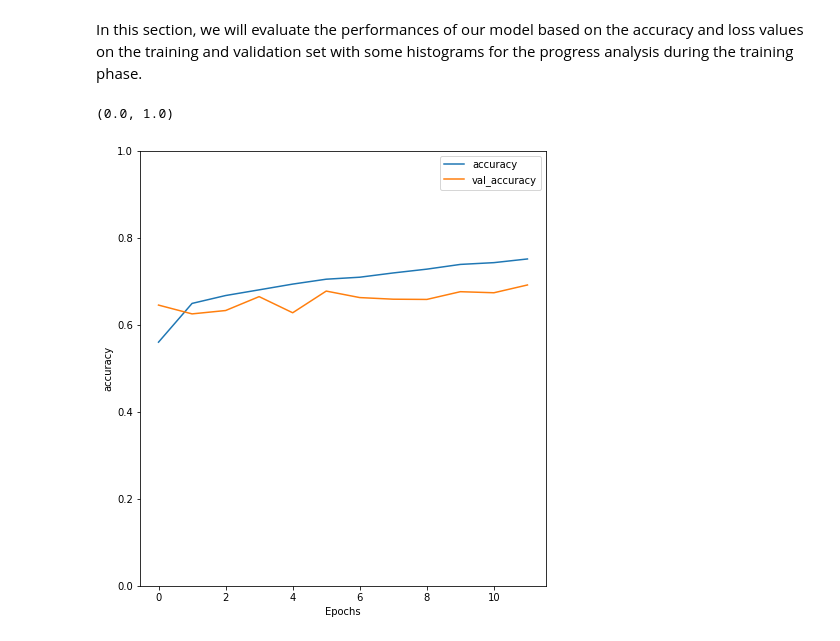
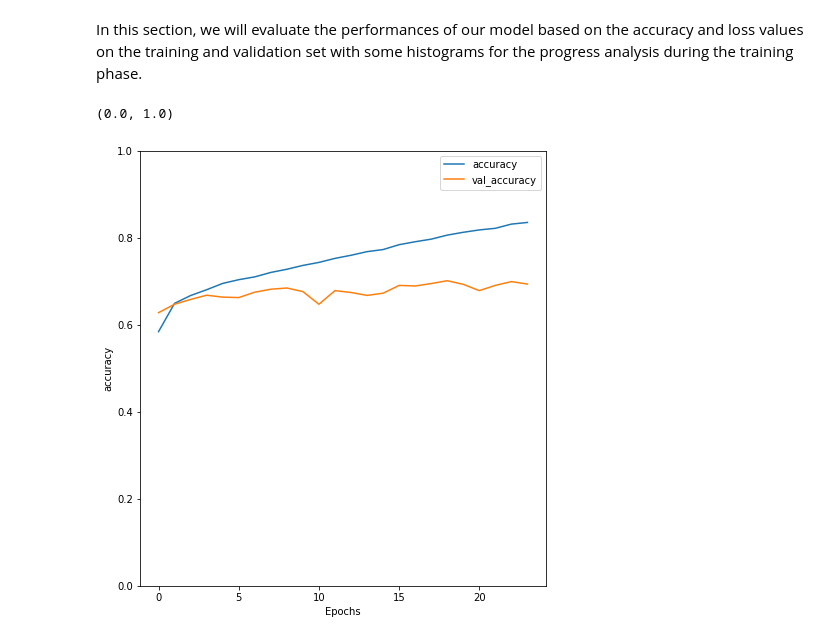
Before and after one commit to kode-git/vfer, a Jupyter notebook: ViT_Face_Emotion_Recognition.ipynb, the cells around one changed output. Cells and saved outputs as stored; diff of their text form; code cells hidden in the pictures.

```diff
--- a/ViT_Face_Emotion_Recognition.ipynb
+++ b/ViT_Face_Emotion_Recognition.ipynb
@@ -1171,35 +1188,35 @@ In this section, we will evaluate the performances of our model based on the acc
 # plot and data management functions
 
 def plot_graphs(train, val, metric):
     plt.plot(train)
     plt.plot(val, '')
     plt.xlabel("Epochs")
     plt.ylabel(metric)
     plt.legend([metric, 'val_'+metric])
 
 def tensor_to_list(tensor_list):
   l = []
   for el in tensor_list:
     l.append(el.item())
   return l
 
 # model info for the evaluation
 name_model = "vfer_base_24"
 base_dir = "/content/drive/MyDrive/Models/"
 model_folder = base_dir + name_model + "/"
 
 # accuracy plot
-_train = load_history(model_folder + "history_train")
-_val = load_history(model_folder + "history_val")
+_train = load_history(model_folder + name_model + "_history_train")
+_val = load_history(model_folder + name_model + "_history_val")
 l_train = tensor_to_list(_train)
 l_val = tensor_to_list(_val)
 
 plt.figure(figsize=(16, 8))
 plt.subplot(1, 2, 1)
 plot_graphs(l_train, l_val, 'accuracy')
 plt.ylim(0, 1)
 # %% [output]
 (0.0, 1.0)
-[figure, old version]
+[figure, new version]
 # %%
 # loss plot
```
Also changed, not shown: parts of 6 cells of this notebook.
